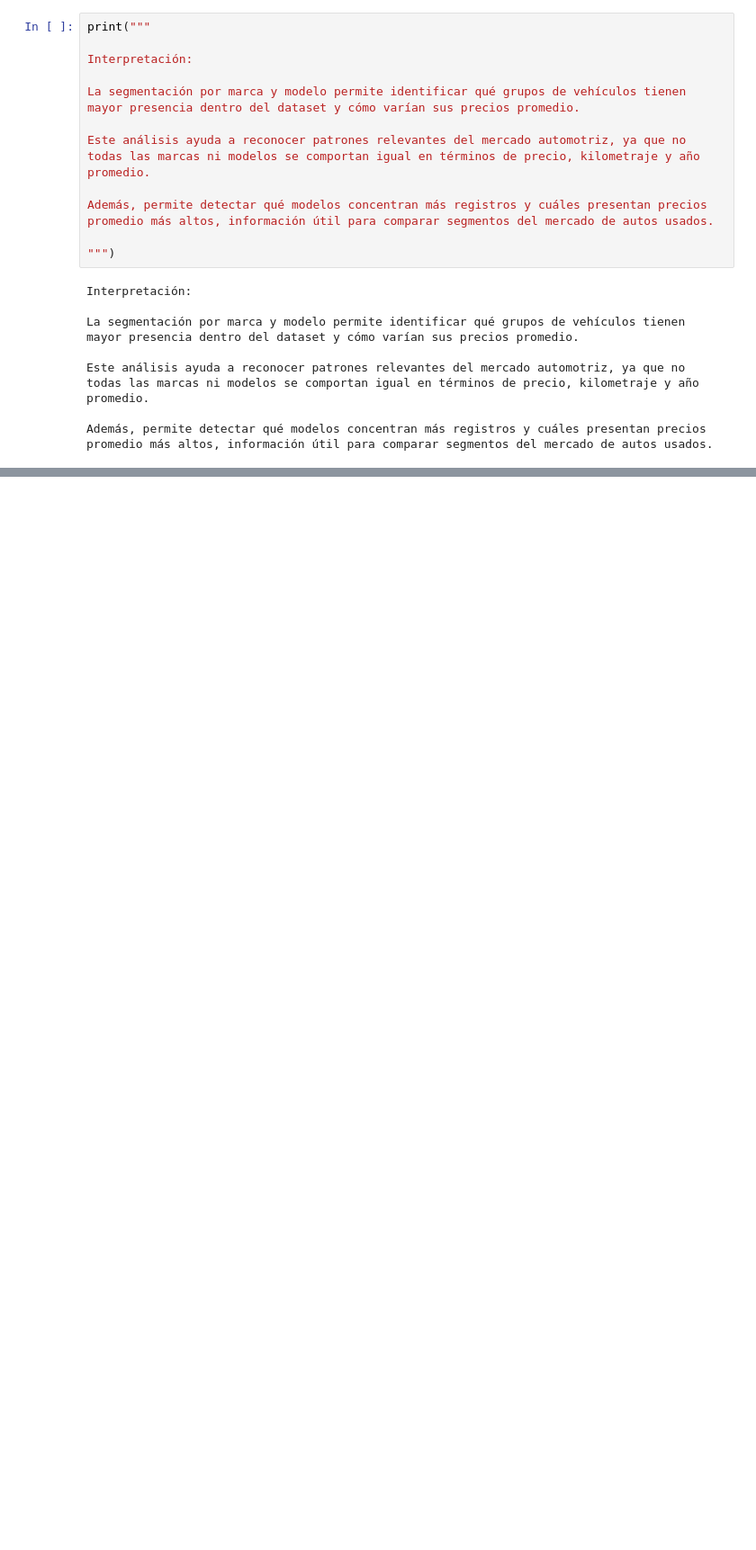
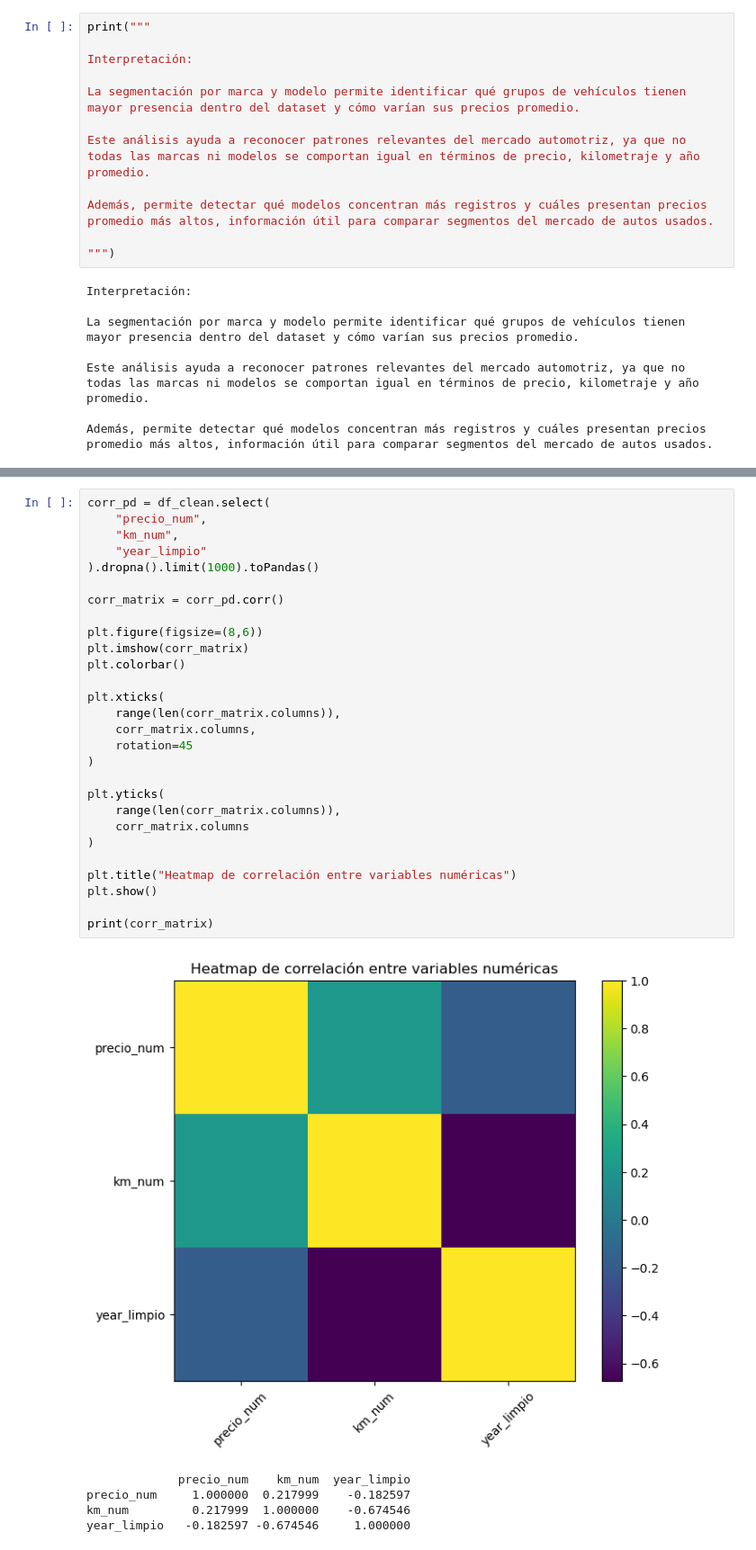
Before and after one commit to IICG-Coquimbo/practica-proyecto-autotec, a Jupyter notebook: autotec/analisis/eda_segmentacion_marca_modelo.ipynb, the cells around one changed output, grey strips where cells are left out. Shown at 90% size. Saved outputs shown, nothing was run; the diff lists cells and outputs as text; blank space fills up the shorter version.

```diff
--- a/autotec/analisis/eda_segmentacion_marca_modelo.ipynb
+++ b/autotec/analisis/eda_segmentacion_marca_modelo.ipynb
@@ -215,0 +235,34 @@ Además, permite detectar qué modelos concentran más registros y cuáles prese
+# %%
+corr_pd = df_clean.select(
+    "precio_num",
+    "km_num",
+    "year_limpio"
+).dropna().limit(1000).toPandas()
+
+corr_matrix = corr_pd.corr()
+
+plt.figure(figsize=(8,6))
+plt.imshow(corr_matrix)
+plt.colorbar()
+
+plt.xticks(
+    range(len(corr_matrix.columns)),
+    corr_matrix.columns,
+    rotation=45
+)
+
+plt.yticks(
+    range(len(corr_matrix.columns)),
+    corr_matrix.columns
+)
+
+plt.title("Heatmap de correlación entre variables numéricas")
+plt.show()
+
+print(corr_matrix)
+# %% [output]
+[figure, added]
+             precio_num    km_num  year_limpio
+precio_num     1.000000  0.217999    -0.182597
+km_num         0.217999  1.000000    -0.674546
+year_limpio   -0.182597 -0.674546     1.000000
```
Also changed, not shown: parts of 8 cells of this notebook.
